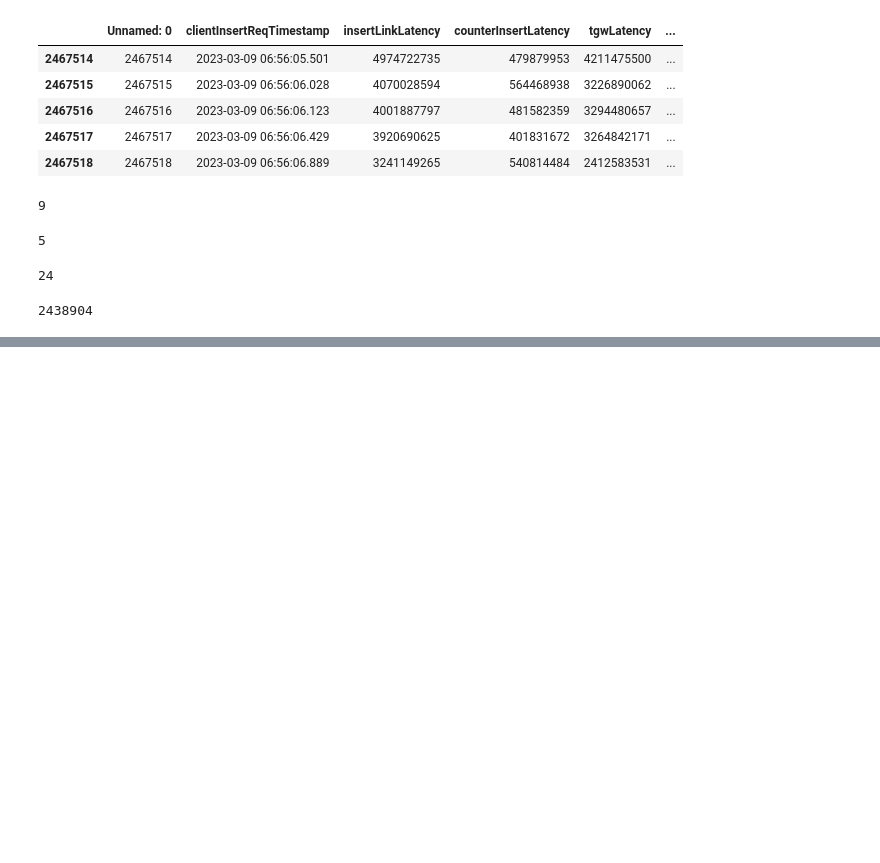
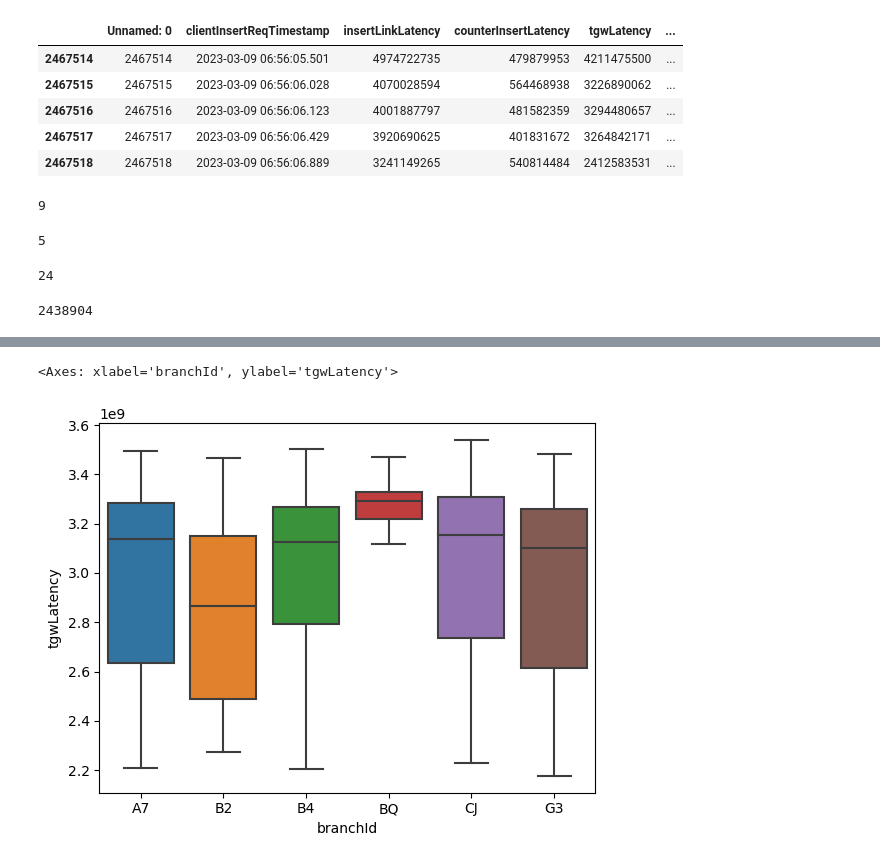
Before and after one commit to stanwu4/SecuritiesAndFutures, a Jupyter notebook: Securities Review.ipynb, the cells around one changed output, grey strips where cells are left out. Saved outputs shown, nothing was run; the diff lists cells and outputs as text; code cells hidden in the pictures; blank space fills up the shorter version.

```diff
--- a/Securities Review.ipynb
+++ b/Securities Review.ipynb
@@ -338,0 +336,18 @@ df['tgwInsertRspId'].nunique()
+# %%
+df['tgwLatency'].mean()
+lower_percentile = 0.05
+upper_percentile = 0.95
+grouped = df.groupby('branchId')
+filtered_data = []
+for _, group in grouped:
+    lower_bound = group['tgwLatency'].quantile(lower_percentile)
+    upper_bound = group['tgwLatency'].quantile(upper_percentile)
+    filtered_group = group[(group['tgwLatency'] >= lower_bound) & (group['tgwLatency'] <= upper_bound)]
+    filtered_data.append(filtered_group)
+filtered_df = pandas.concat(filtered_data)
+
+# Plot the box and whisker plot without outliers using seaborn
+sns.boxplot(data=filtered_df, x='branchId', y='tgwLatency')
+# %% [output]
+<Axes: xlabel='branchId', ylabel='tgwLatency'>
+[figure, added]
```
Also changed, not shown: parts of 49 cells of this notebook.
